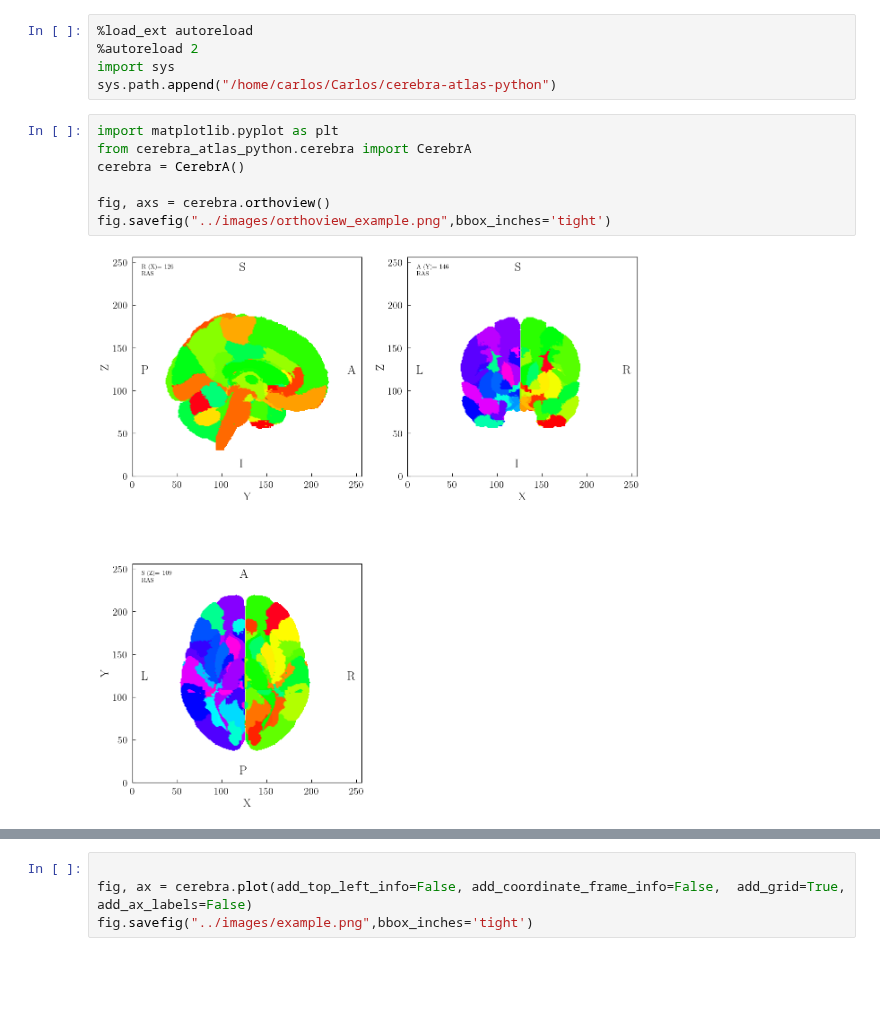
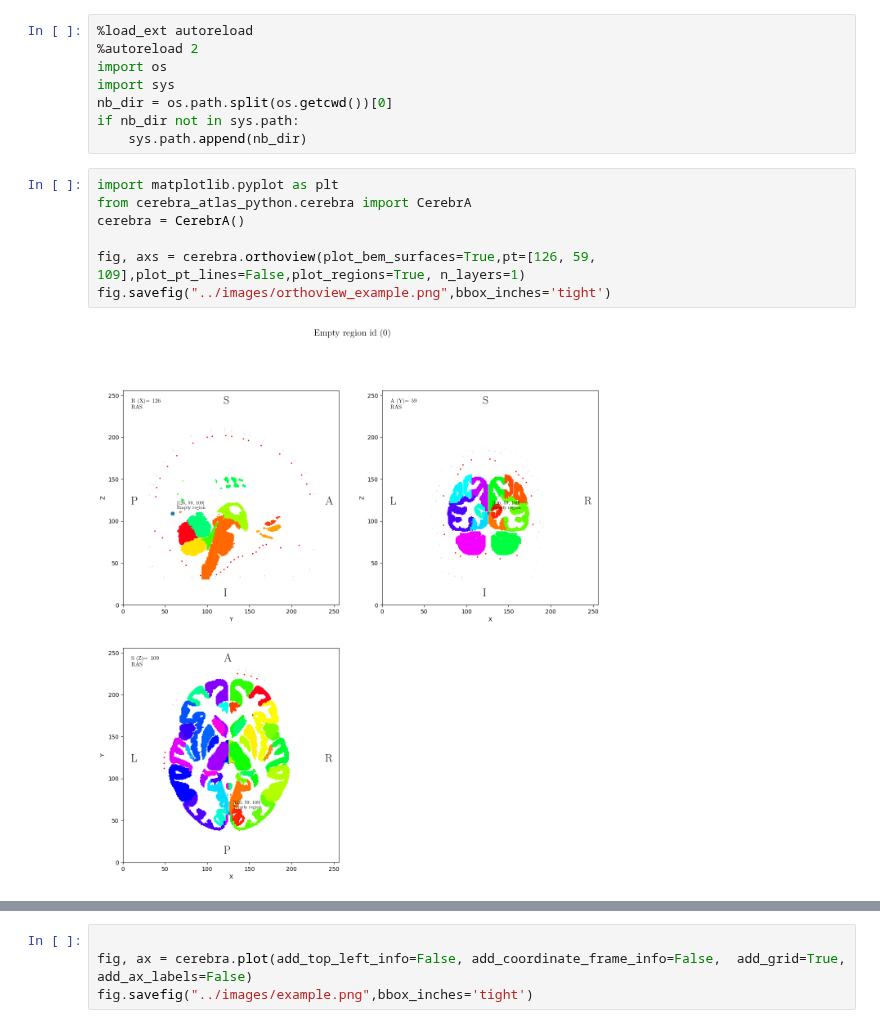
Before and after one commit to kdotdot/cerebra_atlas_python, a Jupyter notebook: notebooks/2d_example.ipynb, the cells around one changed output, grey strips where cells are left out. Cells and saved outputs as stored; diff of their text form; blank space fills up the shorter version.

Commit message:
new plots + distribution of regions over source space

```diff
--- a/notebooks/2d_example.ipynb
+++ b/notebooks/2d_example.ipynb
@@ -1,14 +1,17 @@
 # %%
 %load_ext autoreload
 %autoreload 2
+import os
 import sys
-sys.path.append("/home/carlos/Carlos/cerebra-atlas-python")
+nb_dir = os.path.split(os.getcwd())[0]
+if nb_dir not in sys.path:
+    sys.path.append(nb_dir)
 # %%
 import matplotlib.pyplot as plt
 from cerebra_atlas_python.cerebra import CerebrA
 cerebra = CerebrA()
 
-fig, axs = cerebra.orthoview()
+fig, axs = cerebra.orthoview(plot_bem_surfaces=True,pt=[126, 59, 109],plot_pt_lines=False,plot_regions=True, n_layers=1)
 fig.savefig("../images/orthoview_example.png",bbox_inches='tight')
 # %% [output]
-[figure, old version]
+[figure, new version]
```
Also changed, not shown: parts of 2 cells of this notebook, 10 other files.
